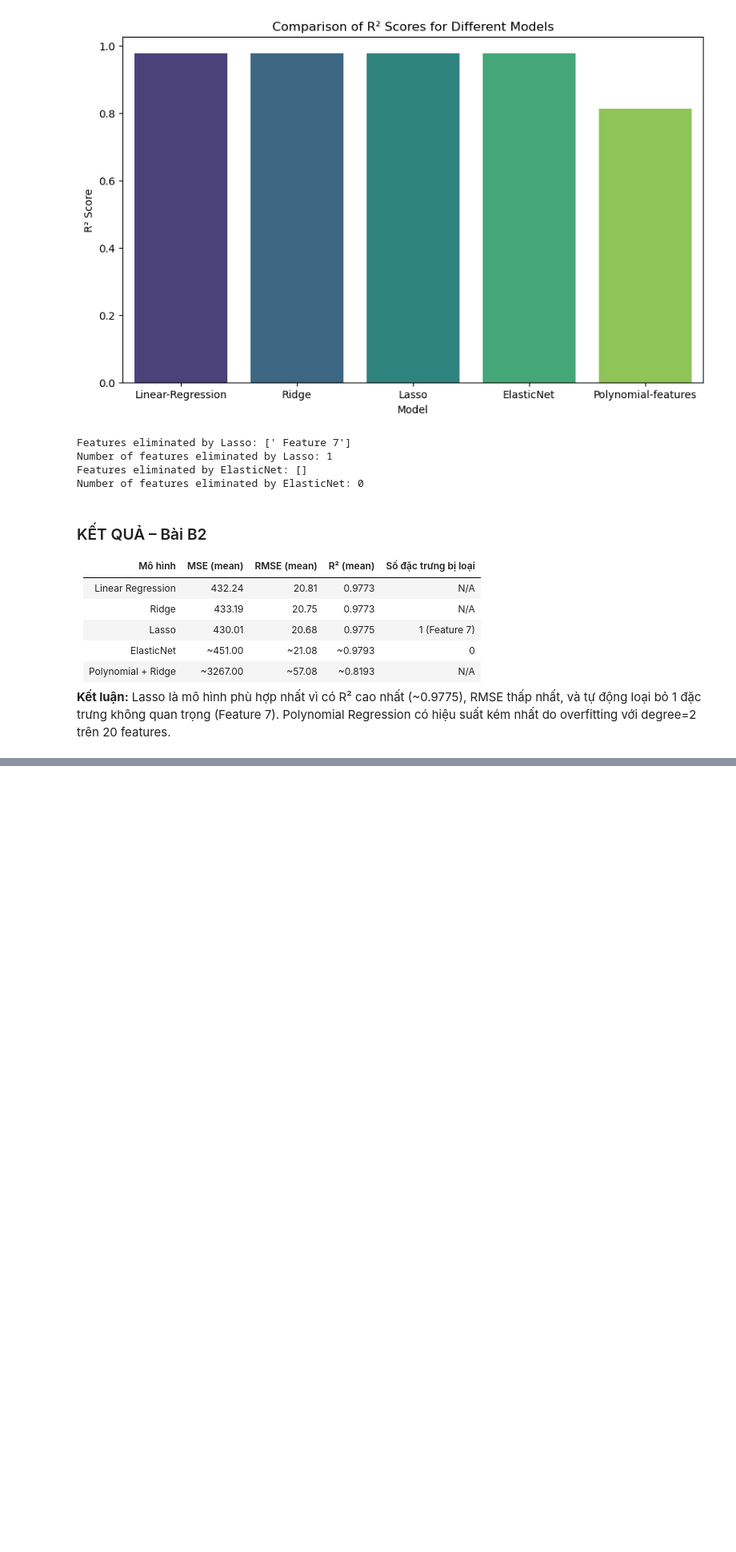
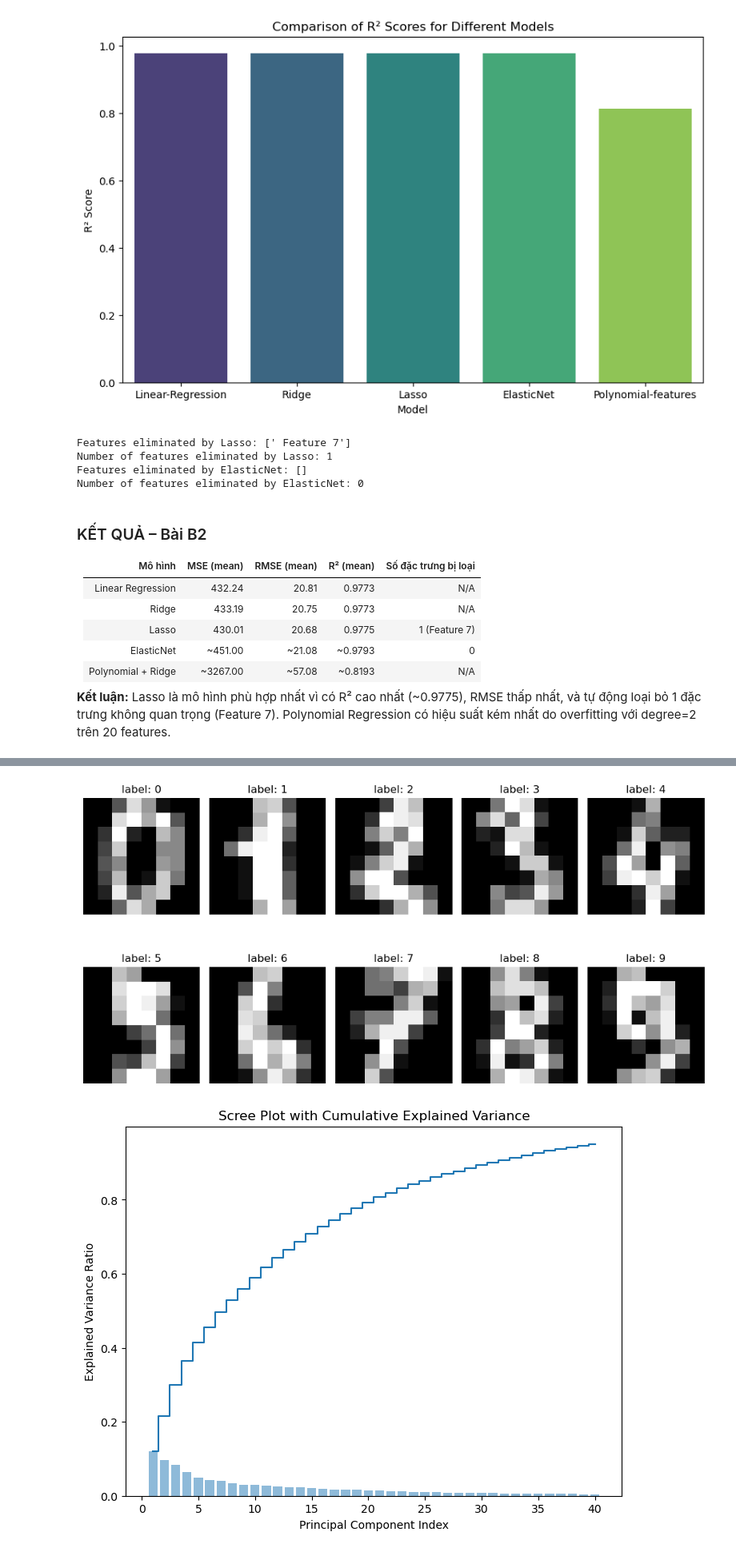
Before and after one commit to Minuxe/Aptech-Advanced-Data-Science, a Jupyter notebook: Aptech-Advanced-Data-Science/Bai thi cuoi ky/TranDaiMinh_CuoiKy.ipynb, the cells around one changed output, grey strips where cells are left out. Shown at 80% size. Cells and saved outputs as stored; diff of their text form; code cells hidden in the pictures; blank space fills up the shorter version.

```diff
--- a/Aptech-Advanced-Data-Science/Bai thi cuoi ky/TranDaiMinh_CuoiKy.ipynb
+++ b/Aptech-Advanced-Data-Science/Bai thi cuoi ky/TranDaiMinh_CuoiKy.ipynb
@@ -264,0 +485,76 @@ Number of features eliminated by ElasticNet: 0
+# %%
+import time
+from sklearn.datasets import load_digits
+from sklearn.decomposition import PCA
+from sklearn.manifold import TSNE
+digits = load_digits()
+X_digits = digits.data
+y_digits = digits.target
+
+X_digits_scaled = StandardScaler().fit_transform(X_digits)
+#hiện thị kích thước và 10  ảnh mẫu
+print(f"Original shape of digits data: {X_digits.shape}")
+plt.figure(figsize=(10,6))
+for i in range(10):
+    plt.subplot(2,5,i+1)
+    plt.imshow(X_digits[i].reshape(8,8), cmap = 'gray')
+    plt.title(f"label: {y_digits[i]}")
+    plt.axis('off')
+plt.tight_layout()
+
+
+#Chạy pca giữ 95% phương sai và trực quan hóa kết quả
+pca = PCA(n_components= 0.95)
+X_pca = pca.fit_transform(X_digits_scaled)
+print(f"Number of original features : {X_digits.shape[1]}")
+print(f"Number of features after PCA: {X_pca.shape[1]}")
+plt.figure(figsize=(8,6))
+
+explained_variance_ratio = pca.explained_variance_ratio_
+cumulative_variance_ratio = np.cumsum(explained_variance_ratio)
+plt.bar(range(1, len(explained_variance_ratio) + 1), explained_variance_ratio, alpha = 0.5, align = 'center', label = 'Individual Explained Variance')
+plt.step(range(1, len(cumulative_variance_ratio) + 1), cumulative_variance_ratio, where = 'mid', label = 'Cumulative Explained Variance')
+plt.xlabel('Principal Component Index')
+plt.ylabel('Explained Variance Ratio')
+plt.title('Scree Plot with Cumulative Explained Variance')
+
+
+#So sánh thời gian chạy trên 64 đặc trưng gốc và đặc trưng sau PCA
+
+start_time_original = time.time()
+tsne_original = TSNE(n_components = 2 , perplexity= 30 , random_state = 42)
+X_tsne_original = tsne_original.fit_transform(X_digits_scaled)
+end_time_original = time.time()
+
+
+#c) Chạy t-SNE trên 40 đặc trưng pca sau khi đã giảm chiều từ 64 xuống
+start_time_pca = time.time()
+tsne = TSNE(n_components= 2 , perplexity= 30 , random_state = 42)
+X_tsne = tsne.fit_transform(X_pca)
+end_time_pca = time.time()
+
+print(f"Time taken to run t-SNE on original 64 features : {end_time_original - start_time_original:.2f} seconds")
+print(f"Time taken to run t-SNE on PCA-reduced features : {end_time_pca - start_time_pca:.2f} seconds")
+
+plt.figure(figsize=(8,6))
+sns.scatterplot(x = X_tsne[:,0], y = X_tsne[:,1], hue = y_digits , palette = 'tab10', legend = 'full')
+plt.title('t-SNE Visualization of Digits Dataset after PCA')
+plt.xlabel('t-SNE Component 1')
+plt.ylabel('t-SNE Component 2')
+plt.legend(title = 'Digit Class')
+
+
+
+# d) Chạy t-SNE với 3 giá trị perplexity (5, 15, 30). Vẽ subplot 1×3 so sánh.
+perplexities = [5, 15, 30]
+fig, axes = plt.subplots(1, 3, figsize=(18, 6))
+for i , perplexity in enumerate(perplexities):
+    tsne = TSNE(n_components = 2 , perplexity = perplexity , random_state = 42)
+    X_tsne = tsne.fit_transform(X_pca)
+    sns.scatterplot(x = X_tsne[:,0], y = X_tsne[:,1], hue = y_digits , palette = 'tab10', legend = 'full', ax = axes[i])
+    axes[i].set_title(f"SNE visualization with Perplexity = {perplexity}")
+    axes[i].set_xlabel('t-SNE Component 1')
+    axes[i].set_ylabel('t-SNE Component 2')
+plt.tight_layout()
+plt.show()
+# %% [output]
@@ -264,0 +566,2 @@ Number of features eliminated by ElasticNet: 0
+[figure, added]
+[figure, added]
```
Also changed, not shown: parts of 20 cells of this notebook, 4 other files.
